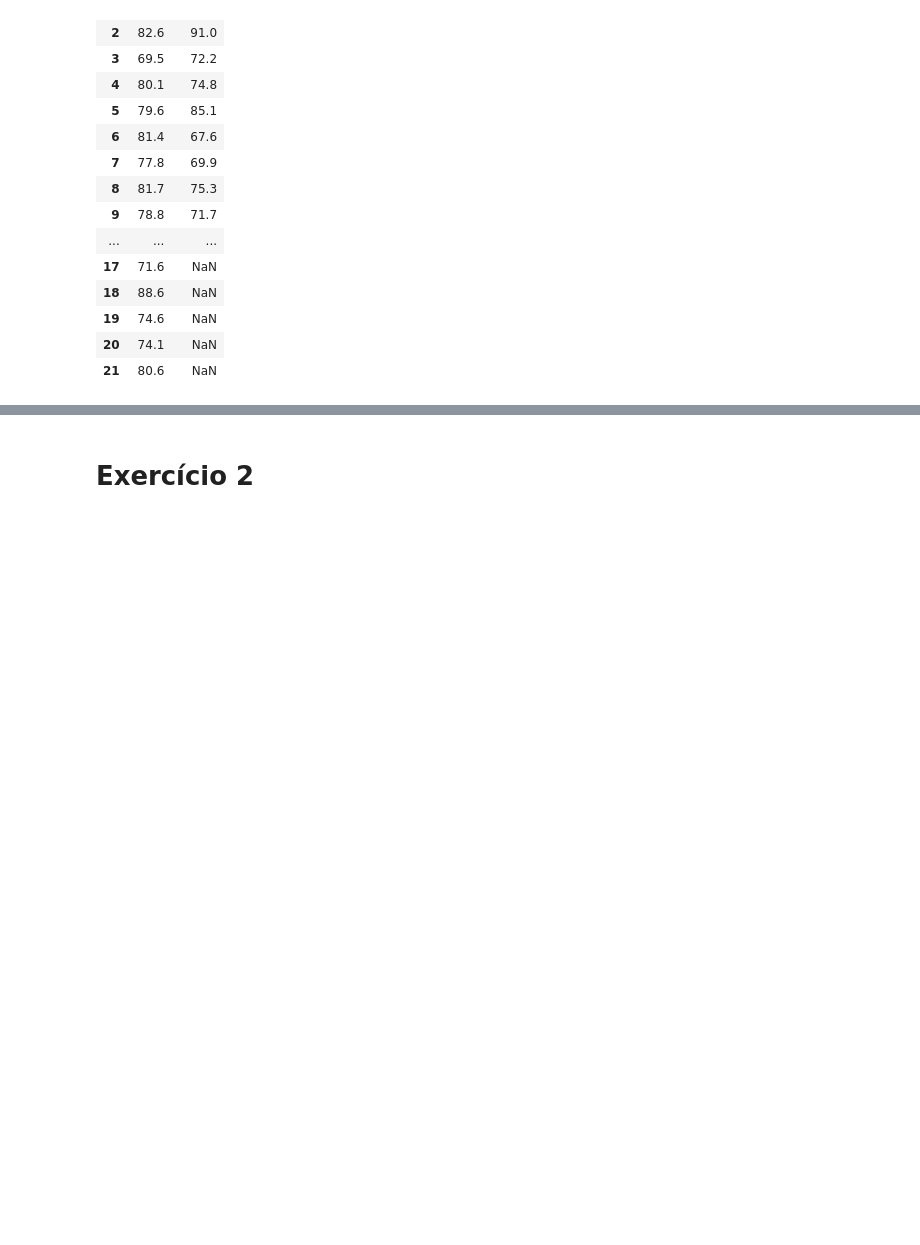
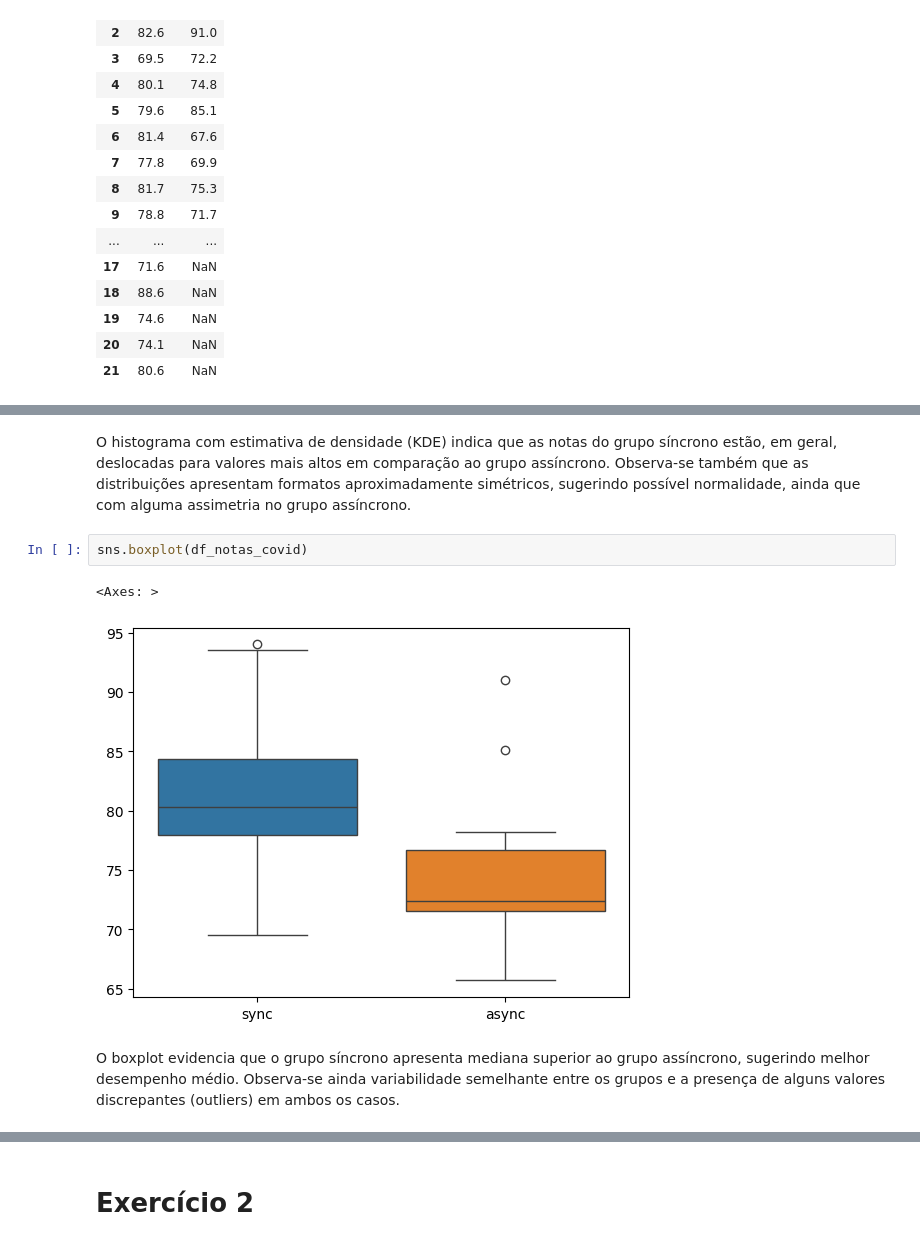
Before and after one commit to PauloViniciusR/Estatistica_dados, a Jupyter notebook: Estatistica_Inferencial/Ex/01_exercicios.ipynb, the cells around one changed output, grey strips where cells are left out. Cells and saved outputs as stored; diff of their text form; blank space fills up the shorter version.

```diff
--- a/Estatistica_Inferencial/Ex/01_exercicios.ipynb
+++ b/Estatistica_Inferencial/Ex/01_exercicios.ipynb
@@ -32,0 +75,9 @@ df_notas_covid
+# %% [markdown]
+O histograma com estimativa de densidade (KDE) indica que as notas do grupo síncrono estão, em geral, deslocadas para valores mais altos em comparação ao grupo assíncrono. Observa-se também que as distribuições apresentam formatos aproximadamente simétricos, sugerindo possível normalidade, ainda que com alguma assimetria no grupo assíncrono.
+# %%
+sns.boxplot(df_notas_covid)
+# %% [output]
+<Axes: >
+[figure, added]
+# %% [markdown]
+O boxplot evidencia que o grupo síncrono apresenta mediana superior ao grupo assíncrono, sugerindo melhor desempenho médio. Observa-se ainda variabilidade semelhante entre os grupos e a presença de alguns valores discrepantes (outliers) em ambos os casos.
```
Also changed, not shown: parts of 16 cells of this notebook, 1 other file.
